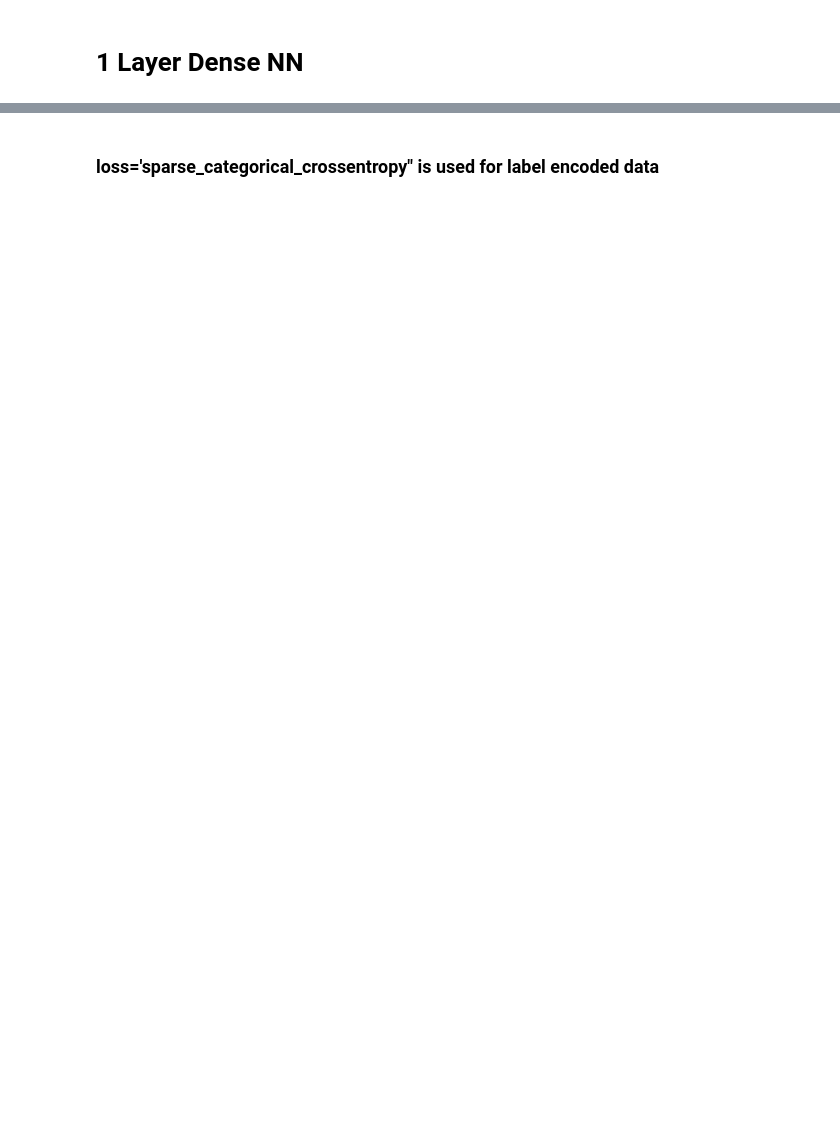
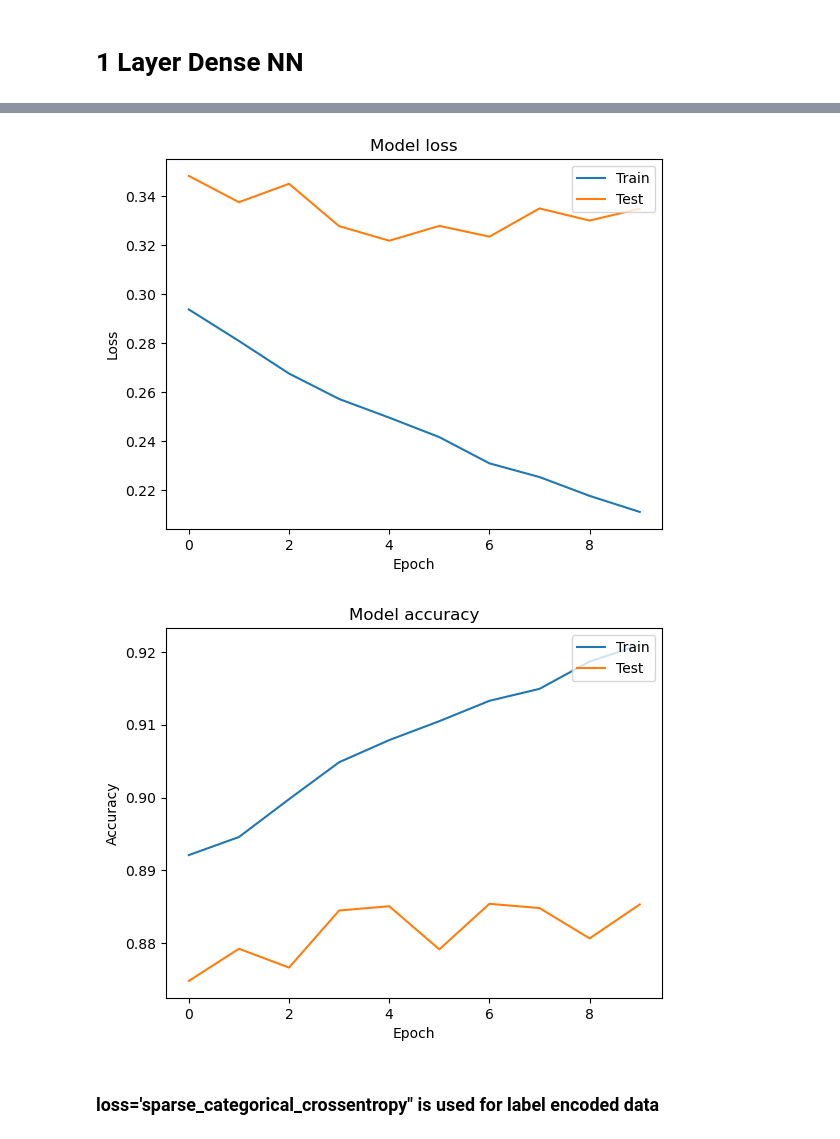
Before and after one commit to JoelPoah/Fashion_MNIST, a Jupyter notebook: fashion.ipynb, the cells around one changed output, grey strips where cells are left out. Cells and saved outputs as stored; diff of their text form; code cells hidden in the pictures; blank space fills up the shorter version.

```diff
--- a/fashion.ipynb
+++ b/fashion.ipynb
@@ -25,0 +73,6 @@ from tensorflow.keras import layers
+# %%
+print(X_train.min(), X_train.max())
+# it seems like the data set provided by tensorflow is already between 0 to 255 . We can normalize it by dividing by 255 or so called pixel normalization
+X_train = X_train / 255.0
+X_test = X_test / 255.0
+# X_val = X_val / 255.0
@@ -80,0 +130,60 @@ _________________________________________________________________
+# %%
+# Baseline simple neural network
+from tensorflow.keras.layers import Flatten
+# model = keras.Sequential(
+#     [
+#         keras.Input(shape=(28, 28)),
+#         layers.Flatten(),
+#         layers.Dense(128, activation="relu"), # 128 neurons
+#         layers.Dense(10,activation='sigmoid')                  # 10 neurons as there are 10 types of fashion clothing
+
+#     ]
+# )
+from tensorflow.keras.layers import Dense
+from tensorflow.keras.models import Sequential
+model = Sequential()
+
+
+
+model.add(Dense(128, input_shape=(784,), activation='relu'))
+model.add(Dense(10, activation='sigmoid'))
+model.summary()
+
+
+model.compile(loss="sparse_categorical_crossentropy", optimizer="adam", metrics=["accuracy"])
+model.fit(X_train, y_train, epochs=5, verbose=2)
+results=model.evaluate(X_test, y_test,verbose=2)
+print("test loss,", results[0], "test acc:", results[1])
+
+# Train your model and save its history
+def plot_loss(loss,test_loss):
+  plt.figure()
+  plt.plot(loss)
+  plt.plot(test_loss)
+  plt.title('Model loss')
+  plt.ylabel('Loss')
+  plt.xlabel('Epoch')
+  plt.legend(['Train', 'Test'], loc='upper right')
+  plt.show()
+
+def plot_accuracy(acc,test_acc):
+    plt.figure()
+    plt.plot(acc)
+    plt.plot(test_acc)
+    plt.title('Model accuracy')
+    plt.ylabel('Accuracy')
+    plt.xlabel('Epoch')
+    plt.legend(['Train', 'Test'], loc='upper right')
+    plt.show()
+
+model.compile(loss="sparse_categorical_crossentropy", optimizer="adam", metrics=["accuracy"])
+
+h_callback = model.fit(X_train, y_train, epochs = 10,
+               validation_data=(X_test, y_test))
+
+# Plot train vs test loss during training
+plot_loss(h_callback.history['loss'], h_callback.history['val_loss'])
+
+# Plot train vs test accuracy during training
+plot_accuracy(h_callback.history['accuracy'], h_callback.history['val_accuracy'])
+# %% [output]
@@ -81,2 +207,4 @@ _________________________________________________________________
+[figure, added]
+[figure, added]
 # %% [markdown]
 ### loss='sparse_categorical_crossentropy" is used for label encoded data
```
Also changed, not shown: parts of 34 cells of this notebook.
